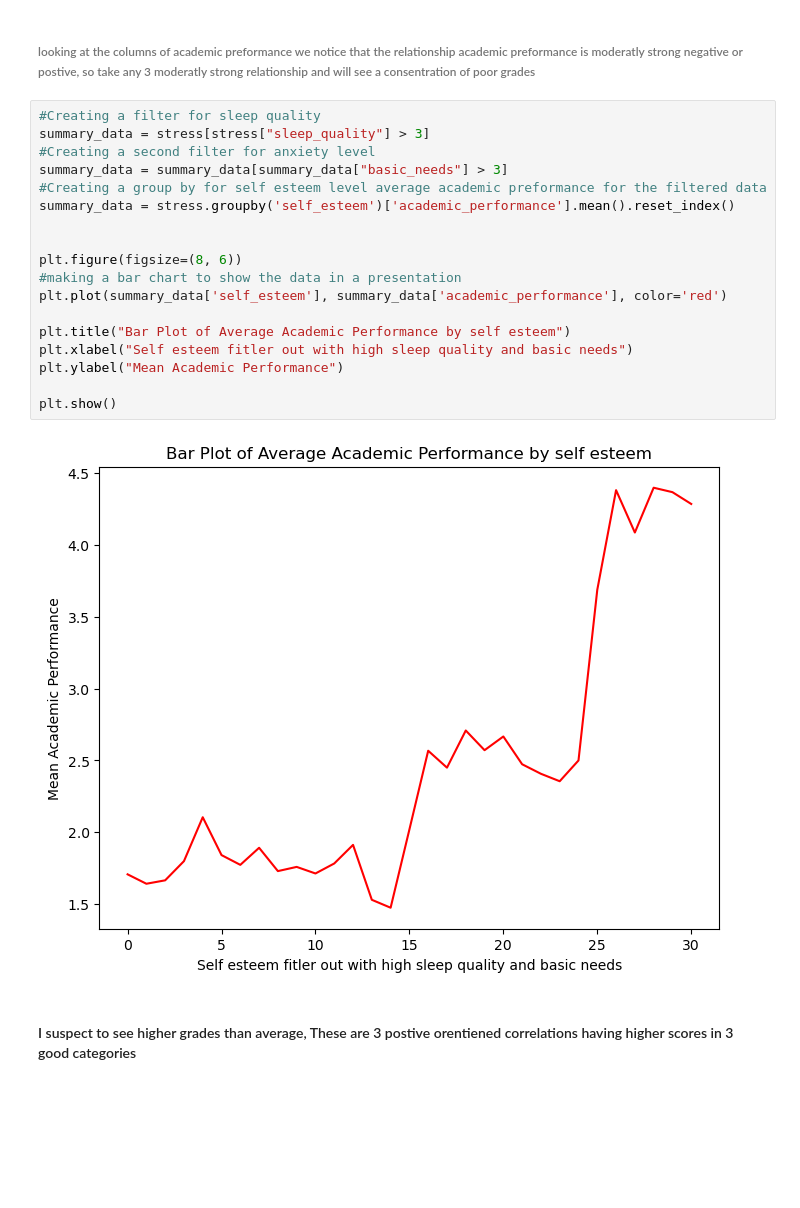
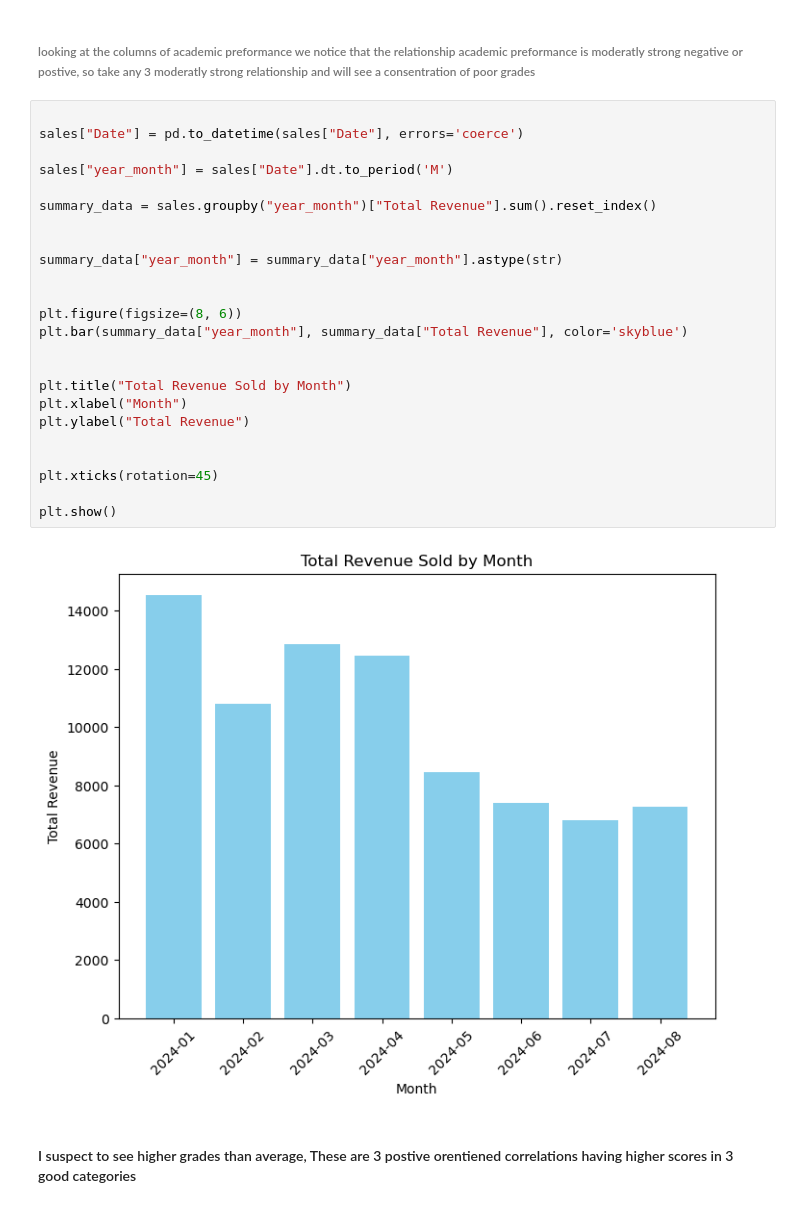
Before and after one commit to rtress0001/Online-Sales-Project, a Jupyter notebook: Online Sales Notebook.ipynb, the cells around one changed output. Drawn from its saved outputs; the diff is of its cells as text; blank space fills up the shorter version.

```diff
--- a/Online Sales Notebook.ipynb
+++ b/Online Sales Notebook.ipynb
@@ -149,26 +149,32 @@ plt.show()
 [figure]
 # %% [markdown]
 ######  looking  at the columns of academic preformance we notice that the relationship academic preformance is moderatly strong negative or postive, so take any 3 moderatly strong relationship and will see a consentration of poor grades
-# %%
-#Creating a filter for sleep quality
-summary_data = stress[stress["sleep_quality"] > 3]
-#Creating a second filter for anxiety level
-summary_data = summary_data[summary_data["basic_needs"] > 3]
-#Creating a group by for self esteem level average academic preformance for the filtered data
-summary_data = stress.groupby('self_esteem')['academic_performance'].mean().reset_index()
-
-
-plt.figure(figsize=(8, 6))
-#making a bar chart to show the data in a presentation
-plt.plot(summary_data['self_esteem'], summary_data['academic_performance'], color='red')
-
-plt.title("Bar Plot of Average Academic Performance by self esteem")
-plt.xlabel("Self esteem fitler out with high sleep quality and basic needs")
-plt.ylabel("Mean Academic Performance")
-
-plt.show()
-# %% [output]
-[figure, removed]
+# %%
+
+sales["Date"] = pd.to_datetime(sales["Date"], errors='coerce')
+
+sales["year_month"] = sales["Date"].dt.to_period('M')
+
+summary_data = sales.groupby("year_month")["Total Revenue"].sum().reset_index()
+
+
+summary_data["year_month"] = summary_data["year_month"].astype(str)
+
+
+plt.figure(figsize=(8, 6))
+plt.bar(summary_data["year_month"], summary_data["Total Revenue"], color='skyblue')
+
+
+plt.title("Total Revenue Sold by Month")
+plt.xlabel("Month")
+plt.ylabel("Total Revenue")
+
+
+plt.xticks(rotation=45)
+
+plt.show()
+# %% [output]
+[figure, added]
 # %% [markdown]
 #### I suspect to see higher grades than average, These are 3 postive orentiened correlations having higher scores in 3 good categories
 # %% [markdown]
```
